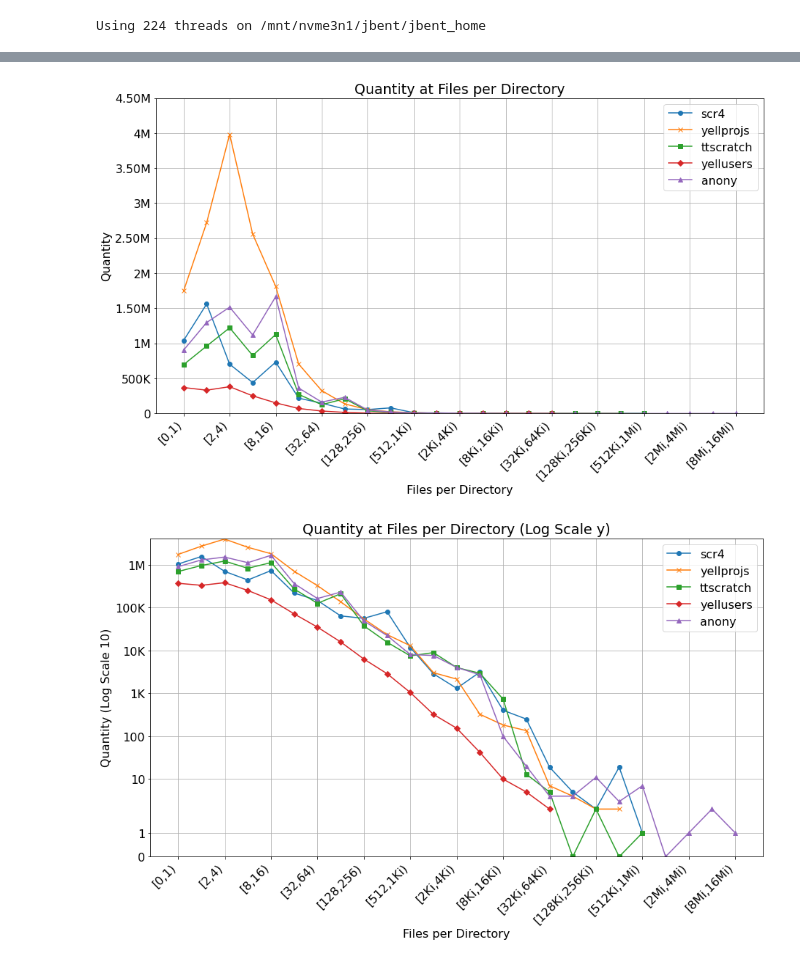
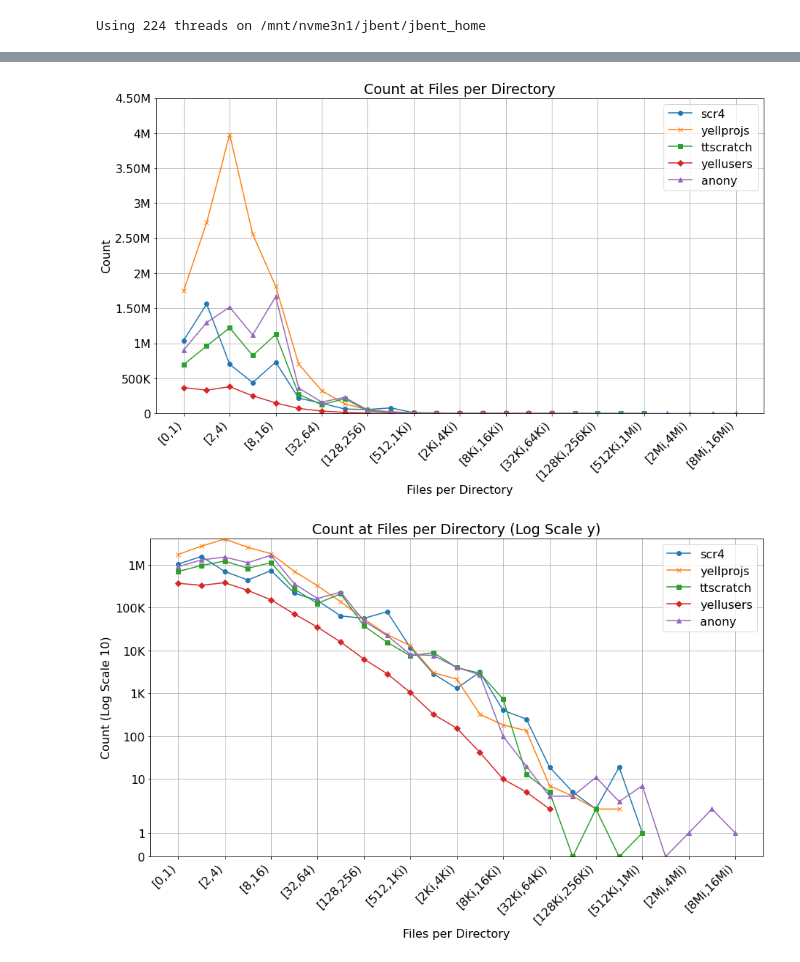
Before and after one commit to johnbent/GUFI, a Jupyter notebook: contrib/python/gufi_graphs2.ipynb, the cells around one changed output, grey strips where cells are left out. Cells and saved outputs as stored; diff of their text form; code cells hidden in the pictures.

Commit message:
changed quantity to count per jason suggestion

```diff
--- a/contrib/python/gufi_graphs2.ipynb
+++ b/contrib/python/gufi_graphs2.ipynb
@@ -408,7 +408,7 @@ for dc in depths_dataframes[indexroots[0]].columns.tolist():
 # convert the bin data into dataframes
 def convert_log_bins_to_dataframes(log_bins):
     ub = 'Bucket'
-    ni = 'Quantity'
+    ni = 'Count'
     data = { ub : [], ni : []}
     for line in log_bins.split('\n'):
         try:
@@ -423,23 +423,23 @@ def convert_log_bins_to_dataframes(log_bins):
 # %%
 def make_bin_graphs(all_data, field, xlabel):
     dataframes = {}
     for ir,data in all_data[field].items():
         #print(f"Trying to convert {ir}:totfiles:\n{data} into a df")
         dataframes[ir] = convert_log_bins_to_dataframes(data)
-    for graph in ('Quantity', 'Cumulative Count', 'Cumulative Distribution', 'Percent of Total', 'Cumulative Percent of Total'):
+    for graph in ('Count', 'Cumulative Count', 'Cumulative Distribution', 'Percent of Total', 'Cumulative Percent of Total'):
         plt = frames_to_plt(dataframes, xlabel=xlabel,yvalue=graph,logscale=False,xvalue='Bucket')
         plt.show()
         if 'Distribution' not in graph and 'Percent' not in graph:
             plt = frames_to_plt(dataframes, xlabel=xlabel,yvalue=graph,logscale=True,xvalue='Bucket')
             plt.show()
     return dataframes
 
 make_bin_graphs(all_data,'totfiles','Files per Directory')
 make_bin_graphs(all_data,'size','File Size')
 pass
 # %% [output]
-[figure, old version]
+[figure, new version]
-[figure, old version]
+[figure, new version]
 [figure]
 [figure]
 [figure]
```
Also changed, not shown: parts of 9 cells of this notebook.
